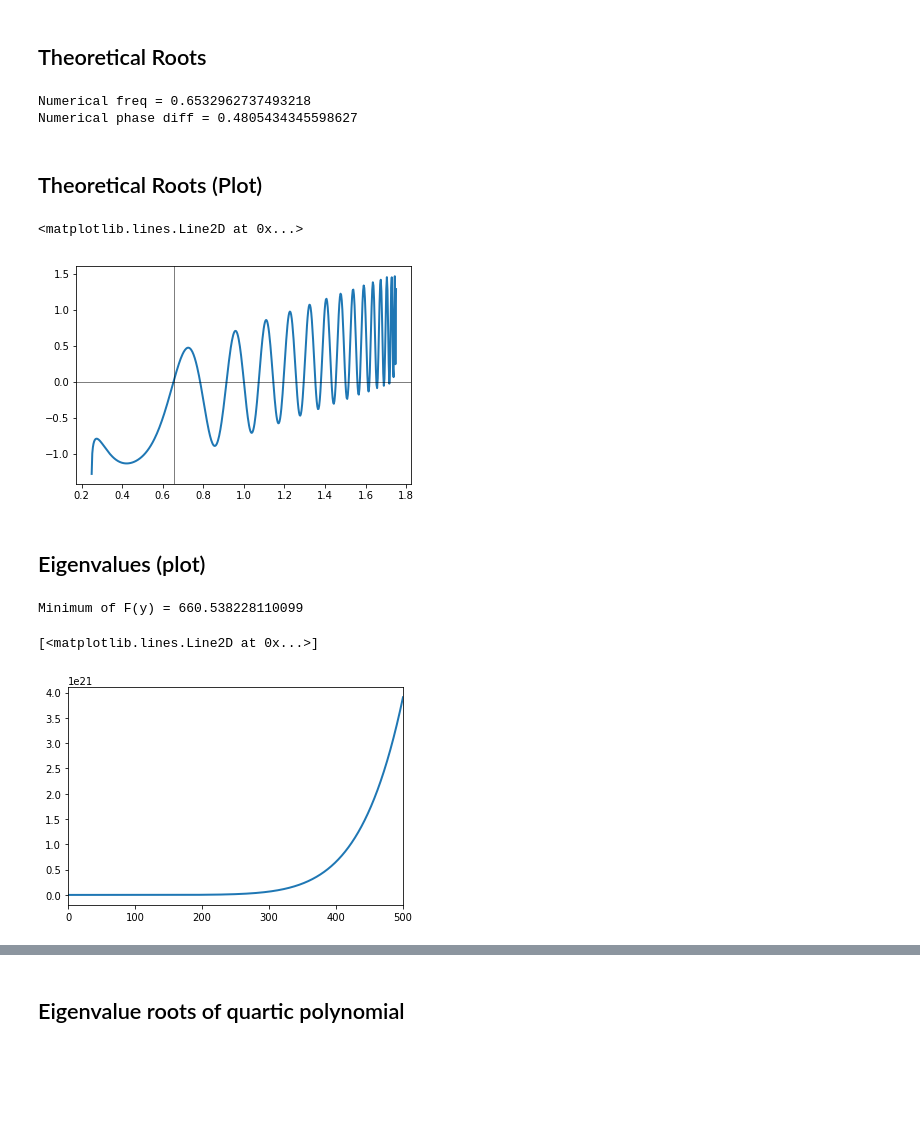
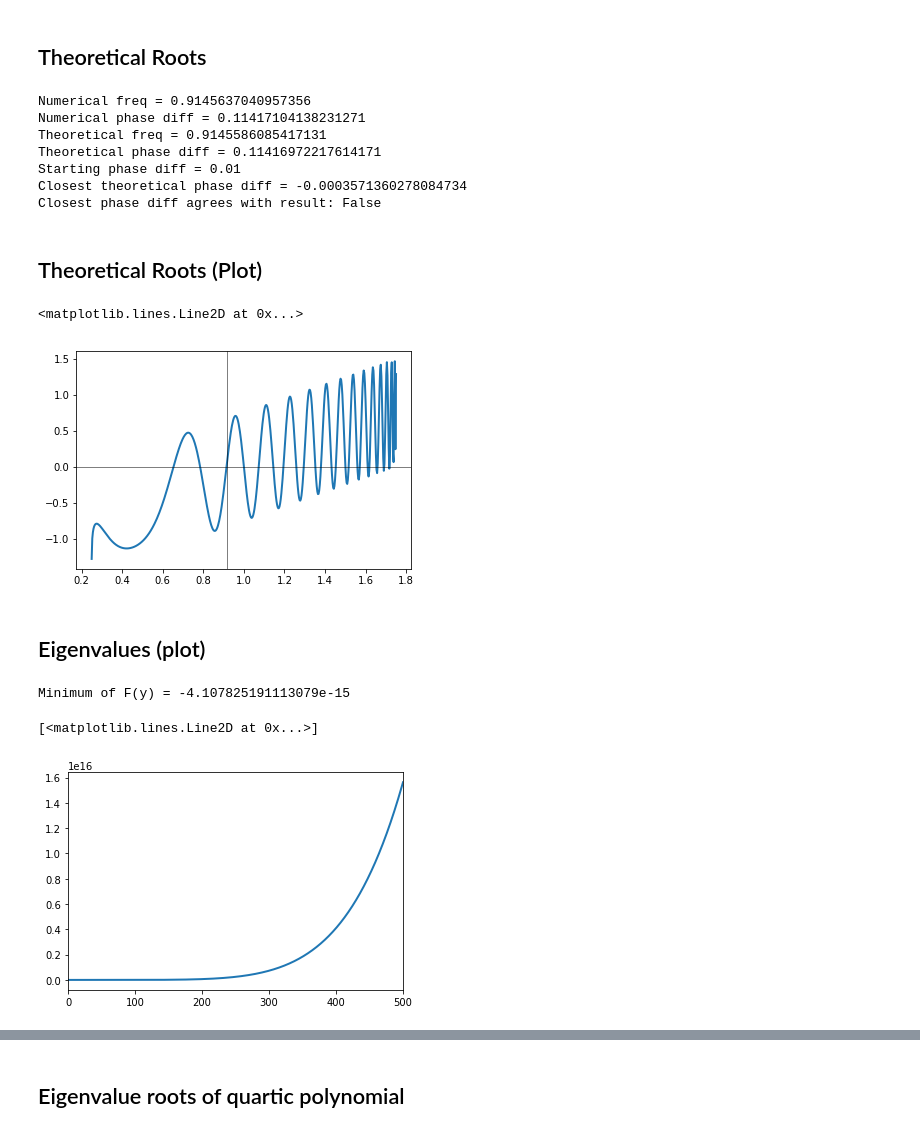
Before and after one commit to parkseo7/KuramotoPlasticDelay, a Jupyter notebook: analysis2D.ipynb, the cells around one changed output, grey strips where cells are left out. Saved outputs shown, nothing was run; the diff lists cells and outputs as text; code cells hidden in the pictures; blank space fills up the shorter version.

```diff
--- a/analysis2D.ipynb
+++ b/analysis2D.ipynb
@@ -29,7 +30,7 @@ from IPython.display import clear_output
 # %%
 # Data files
 name_folder = 'matlab2D_1'
-name_file = 'gain_30_num_1'
+name_file = 'gain_30_num_3'
 
 # Directory
 dir_main = os.getcwd()
@@ -143,12 +144,26 @@ Delta_roots = np.zeros(Omega_roots.size)
 for i in range(Omega_roots.size):
     Delta_roots[i] = Delta_fun(Omega_roots[i])
 
-# Print numerical
+# Find where numerical solution is closest
+ind_sol = np.argmin(np.abs(Omega_roots - Omega))
+ind_Delta = np.argmin(np.abs(Delta_roots - sol['Delta0']))
+
+# Print stats
 print("Numerical freq = " + str(Omega))
 print("Numerical phase diff = " + str(asy_phases[1] - asy_phases[0]))
+print("Theoretical freq = " + str(Omega_roots[ind_sol]))
+print("Theoretical phase diff = " + str(Delta_roots[ind_sol]))
+print("Starting phase diff = " + str(sol['Delta0']))
+print("Closest theoretical phase diff = " + str(Delta_roots[ind_Delta]))
+print("Closest phase diff agrees with result: " + str(ind_sol == ind_Delta))
 # %% [output]
-Numerical freq = 0.6532962737493218
-Numerical phase diff = 0.4805434345598627
+Numerical freq = 0.9145637040957356
+Numerical phase diff = 0.11417104138231271
+Theoretical freq = 0.9145586085417131
+Theoretical phase diff = 0.11416972217614171
+Starting phase diff = 0.01
+Closest theoretical phase diff = -0.0003571360278084734
+Closest phase diff agrees with result: False
 # %% [markdown]
 ## Theoretical Roots (Plot)
 # %%
@@ -166,39 +181,39 @@ ax.axhline(y=0, color='black', linewidth=0.5)
 ax.axvline(x=Omega, color='black', linewidth=0.5)
 # %% [output]
 <matplotlib.lines.Line2D at 0x...>
-[figure, old version]
+[figure, new version]
 # %% [markdown]
 ## Eigenvalues (plot)
 # %%
-# Define F(y) = |P(iy)| - |Q(iy)|
+# Define F(y) = |P(iy)| - |Q(iy)| (not likely to work out, better to just draw heat map)
 Omega0 = Omega
 Delta0 = asy_phases[1] - asy_phases[0]
 
 # Other harmonics
-Omega_sol = Omega_roots[0]
-Delta_sol = Delta_roots[0]
+Omega_sol = Omega_roots[3]
+Delta_sol = Delta_roots[3]
 
-eigen_poly = lambda z: funlib.eig2D_poly(z, Omega_sol, Delta_sol, tau0, sol)
+eigen_poly = lambda z: funlib.eig2D_det(z, Omega_sol, Delta_sol, tau0, sol)
 F_y = lambda y: funlib.abs_diff(eigen_poly(1j*y))
 
 # Define arrays
 yf = 500
 y_arr = np.linspace(0, yf, num=10000)
 F_arr = np.zeros(y_arr.size)
 
 for j in range(y_arr.size):
     F_arr[j] = F_y(y_arr[j])
 
 # Find global minimum
 F_min = np.min(F_arr)
 print("Minimum of F(y) = " + str(F_min))
 
 # Plot
 fig, ax = plt.subplots(1,1)
 
 ax.set_xlim(left=0, right=yf)
 ax.plot(y_arr, F_arr, **pltopts)
 # %% [output]
-Minimum of F(y) = 660.538228110099
+Minimum of F(y) = -4.107825191113079e-15
 [<matplotlib.lines.Line2D at 0x...>]
-[figure, old version]
+[figure, new version]
```
Also changed, not shown: parts of 7 cells of this notebook, 4 other files.
